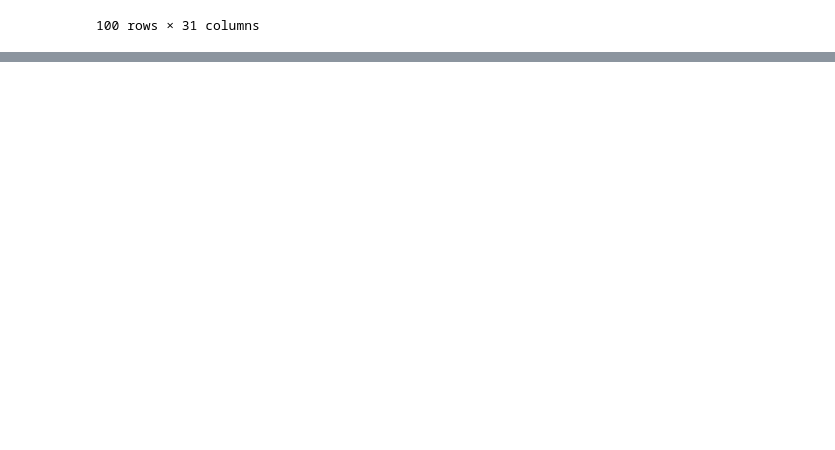
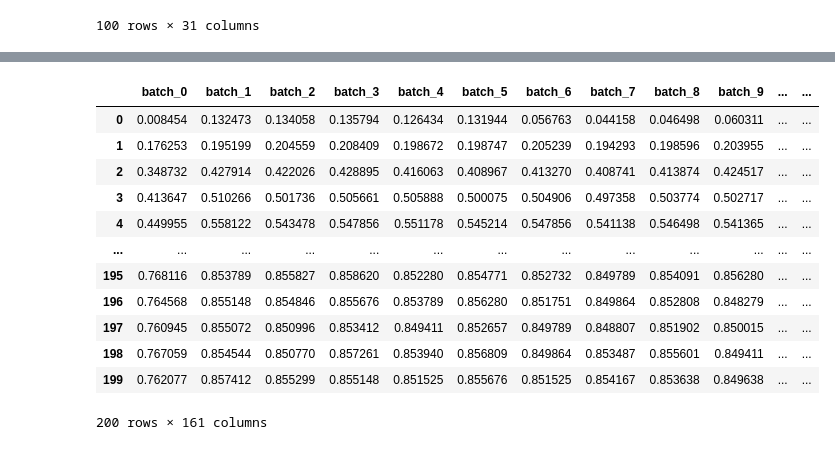
Before and after one commit to sthasubin429/groovy, a Jupyter notebook: generation/Experiment/Visualization.ipynb, the cells around one changed output, grey strips where cells are left out. Drawn from its saved outputs; the diff is of its cells as text; code cells hidden in the pictures; blank space fills up the shorter version.

```diff
--- a/generation/Experiment/Visualization.ipynb
+++ b/generation/Experiment/Visualization.ipynb
@@ -374,0 +447,18 @@ plt.show()
+# %%
+accuracy_v2 = pd.read_csv('accuracy_csv2.csv')
+accuracy_v2.drop(['Epocs'], axis=1, inplace = True)
+accuracy_v2
+# %% [output]
+|  | batch_0 | batch_1 | batch_2 | batch_3 | batch_4 | batch_5 | batch_6 | batch_7 | batch_8 | batch_9 | ... | ... |
+| 0 | 0.008454 | 0.132473 | 0.134058 | 0.135794 | 0.126434 | 0.131944 | 0.056763 | 0.044158 | 0.046498 | 0.060311 | ... | ... |
+| 1 | 0.176253 | 0.195199 | 0.204559 | 0.208409 | 0.198672 | 0.198747 | 0.205239 | 0.194293 | 0.198596 | 0.203955 | ... | ... |
+| 2 | 0.348732 | 0.427914 | 0.422026 | 0.428895 | 0.416063 | 0.408967 | 0.413270 | 0.408741 | 0.413874 | 0.424517 | ... | ... |
+| 3 | 0.413647 | 0.510266 | 0.501736 | 0.505661 | 0.505888 | 0.500075 | 0.504906 | 0.497358 | 0.503774 | 0.502717 | ... | ... |
+| 4 | 0.449955 | 0.558122 | 0.543478 | 0.547856 | 0.551178 | 0.545214 | 0.547856 | 0.541138 | 0.546498 | 0.541365 | ... | ... |
+| ... | ... | ... | ... | ... | ... | ... | ... | ... | ... | ... | ... | ... |
+| 195 | 0.768116 | 0.853789 | 0.855827 | 0.858620 | 0.852280 | 0.854771 | 0.852732 | 0.849789 | 0.854091 | 0.856280 | ... | ... |
+| 196 | 0.764568 | 0.855148 | 0.854846 | 0.855676 | 0.853789 | 0.856280 | 0.851751 | 0.849864 | 0.852808 | 0.848279 | ... | ... |
+| 197 | 0.760945 | 0.855072 | 0.850996 | 0.853412 | 0.849411 | 0.852657 | 0.849789 | 0.848807 | 0.851902 | 0.850015 | ... | ... |
+| 198 | 0.767059 | 0.854544 | 0.850770 | 0.857261 | 0.853940 | 0.856809 | 0.849864 | 0.853487 | 0.855601 | 0.849411 | ... | ... |
+| 199 | 0.762077 | 0.857412 | 0.855299 | 0.855148 | 0.851525 | 0.855676 | 0.851525 | 0.854167 | 0.853638 | 0.849638 | ... | ... |
+200 rows × 161 columns
```
Also changed, not shown: parts of 23 cells of this notebook, 4 other files.
